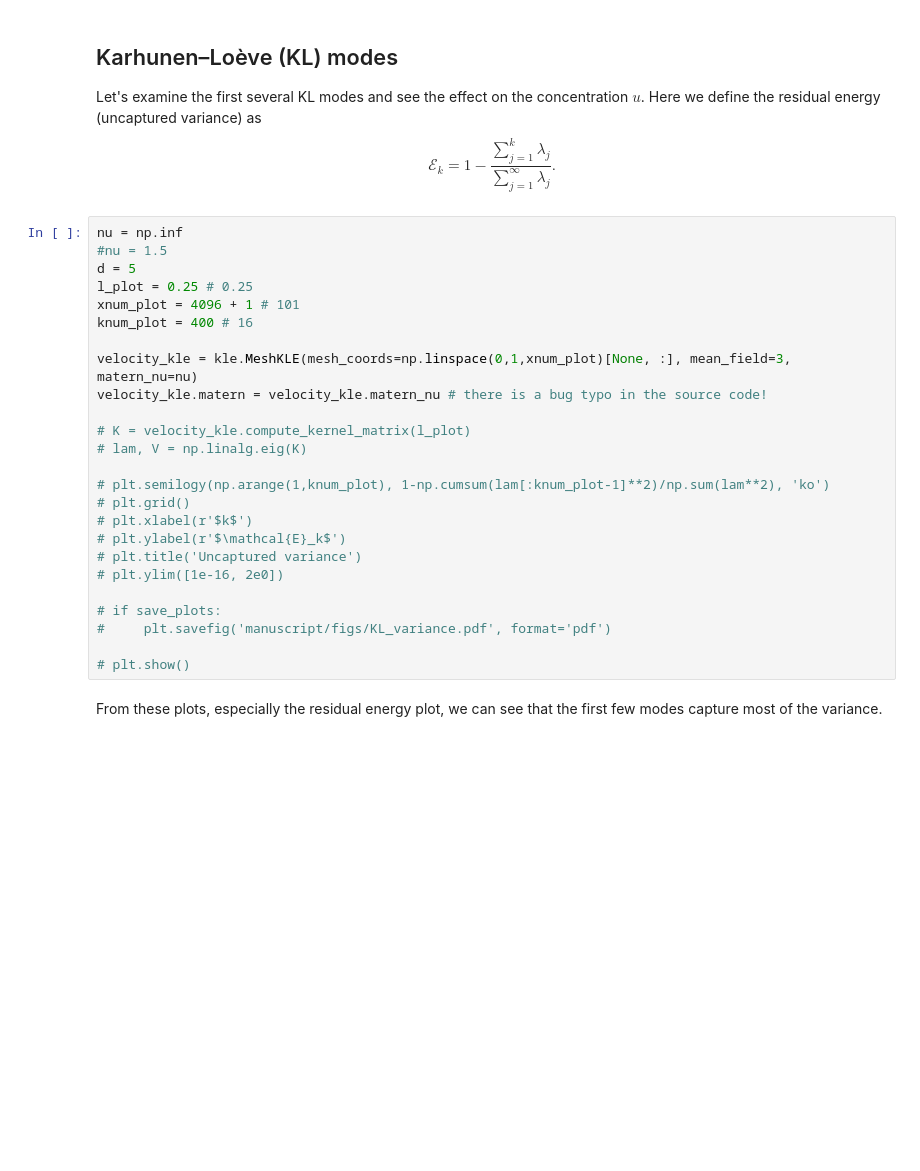
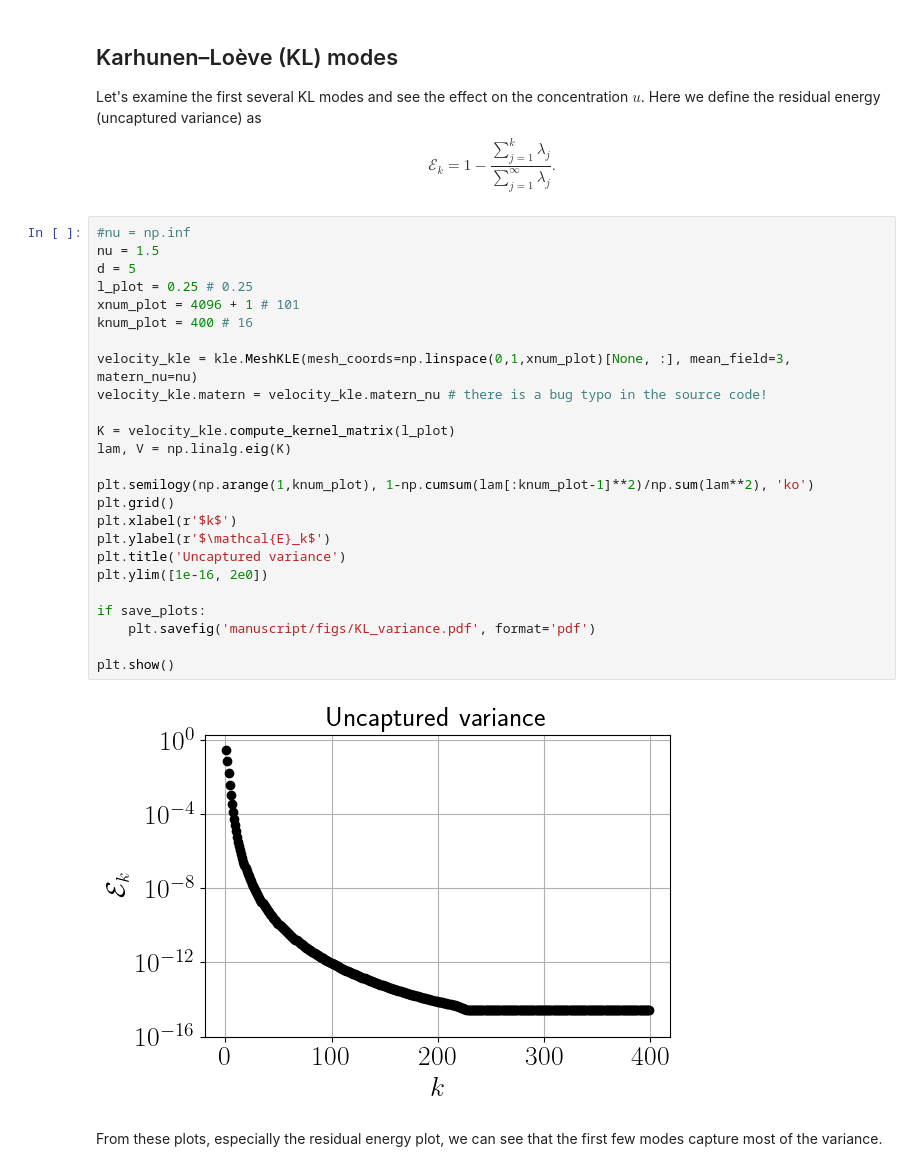
Before and after one commit to nickhnelsen/fourier-neural-mappings, a Jupyter notebook: characterizing_approximations.ipynb, the cells around one changed output. Drawn from its saved outputs; the diff is of its cells as text; blank space fills up the shorter version.

```diff
--- a/characterizing_approximations.ipynb
+++ b/characterizing_approximations.ipynb
@@ -391,30 +391,32 @@ $$
 \mathcal{E}_k = 1 - \frac{\sum_{j=1}^k \lambda_j}{\sum_{j=1}^\infty \lambda_j} .
 $$
 # %%
-nu = np.inf
-#nu = 1.5
+#nu = np.inf
+nu = 1.5
 d = 5
 l_plot = 0.25 # 0.25
 xnum_plot = 4096 + 1 # 101
 knum_plot = 400 # 16
 
 velocity_kle = kle.MeshKLE(mesh_coords=np.linspace(0,1,xnum_plot)[None, :], mean_field=3, matern_nu=nu)
 velocity_kle.matern = velocity_kle.matern_nu # there is a bug typo in the source code!
 
-# K = velocity_kle.compute_kernel_matrix(l_plot)
-# lam, V = np.linalg.eig(K)
+K = velocity_kle.compute_kernel_matrix(l_plot)
+lam, V = np.linalg.eig(K)
 
-# plt.semilogy(np.arange(1,knum_plot), 1-np.cumsum(lam[:knum_plot-1]**2)/np.sum(lam**2), 'ko')
-# plt.grid()
-# plt.xlabel(r'$k$')
-# plt.ylabel(r'$\mathcal{E}_k$')
-# plt.title('Uncaptured variance')
-# plt.ylim([1e-16, 2e0])
+plt.semilogy(np.arange(1,knum_plot), 1-np.cumsum(lam[:knum_plot-1]**2)/np.sum(lam**2), 'ko')
+plt.grid()
+plt.xlabel(r'$k$')
+plt.ylabel(r'$\mathcal{E}_k$')
+plt.title('Uncaptured variance')
+plt.ylim([1e-16, 2e0])
 
-# if save_plots:
-#     plt.savefig('manuscript/figs/KL_variance.pdf', format='pdf')
+if save_plots:
+    plt.savefig('manuscript/figs/KL_variance.pdf', format='pdf')
 
-# plt.show()
+plt.show()
+# %% [output]
+[figure, added]
 # %% [markdown]
 From these plots, especially the residual energy plot, we can see that the first few modes capture most of the variance.
 # %%
```
Also changed, not shown: parts of 2 cells of this notebook, 1 other file.
